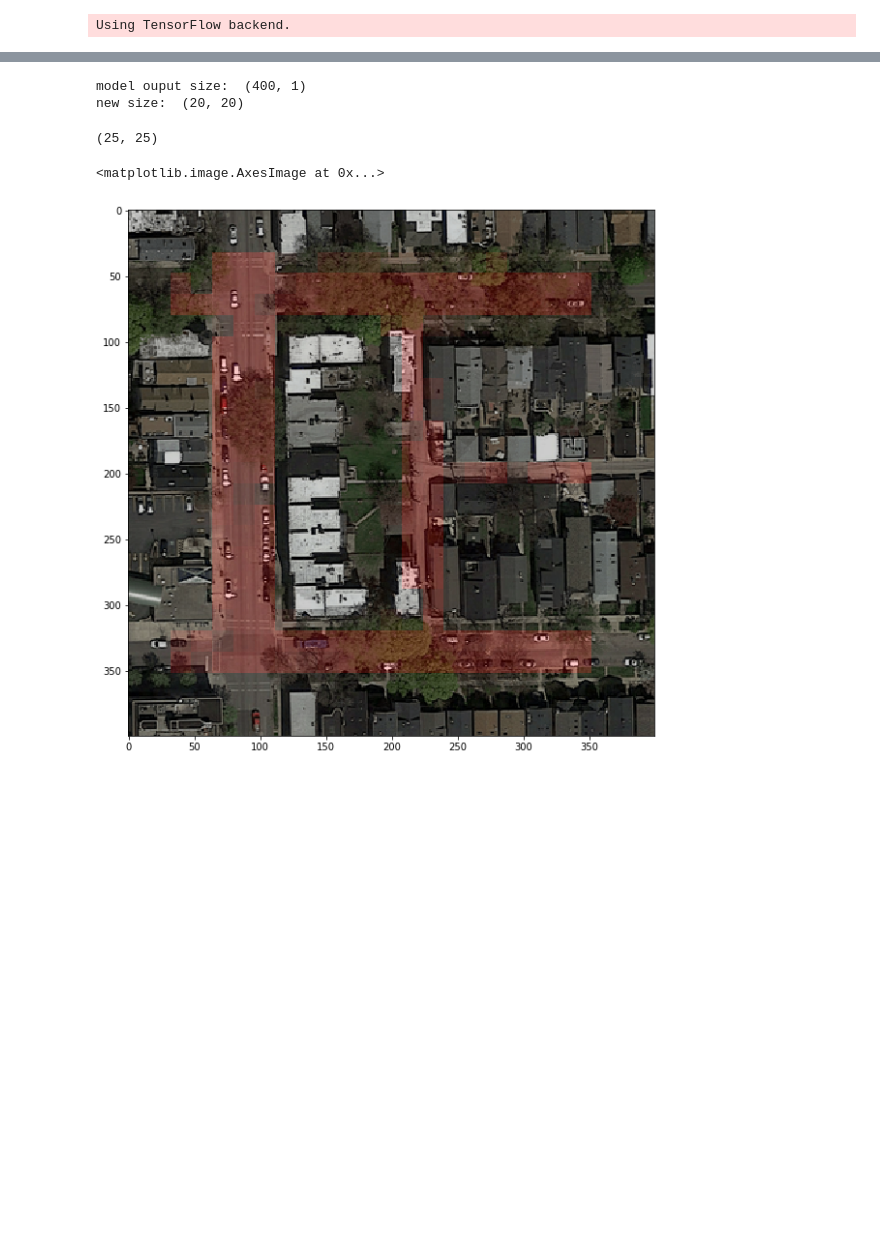
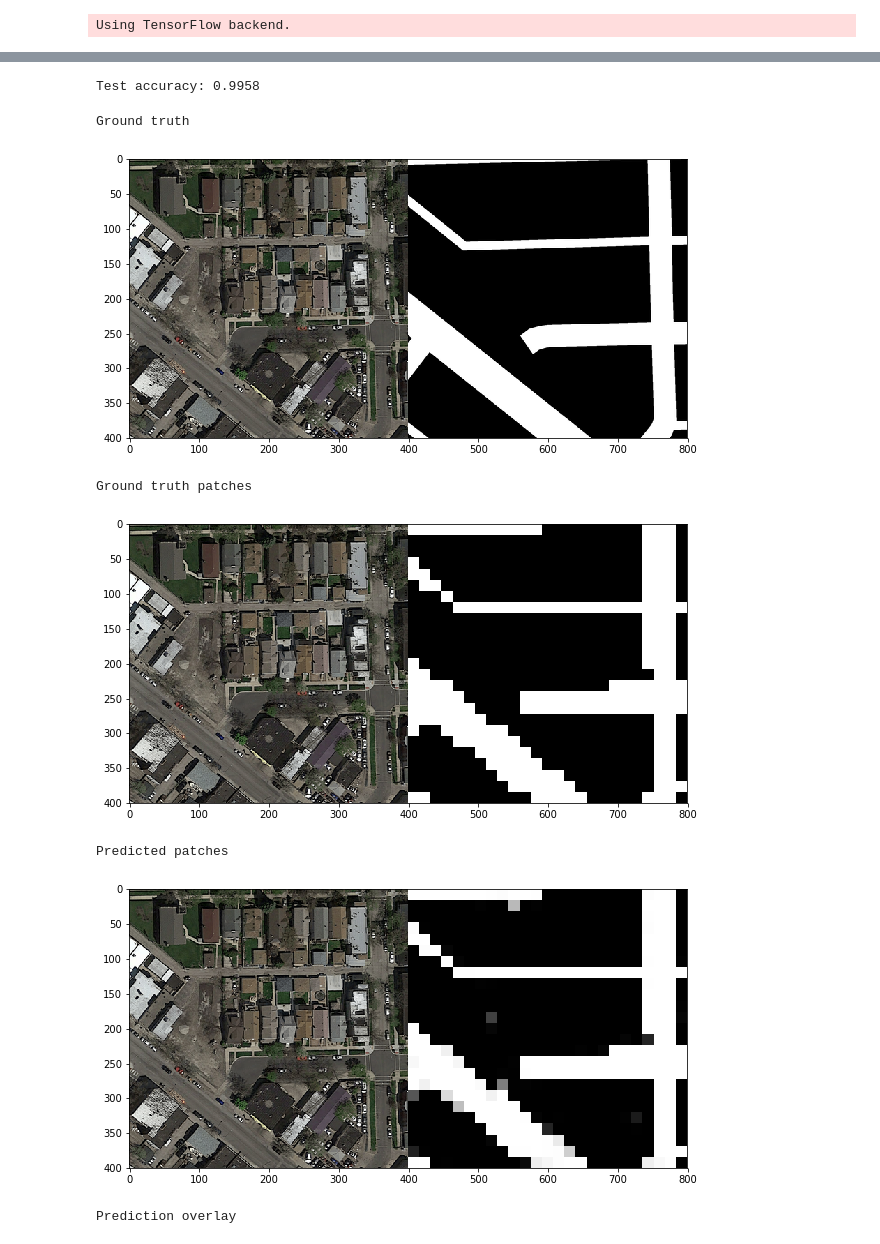
Before and after one commit to mukel/epfml17-segmentation, a Jupyter notebook: segment_aerial_images_keras.ipynb, the cells around one changed output, grey strips where cells are left out. Cells and saved outputs as stored; diff of their text form; code cells hidden in the pictures; blank space fills up the shorter version.

Commit message:
Add final model.

```diff
--- a/segment_aerial_images_keras.ipynb
+++ b/segment_aerial_images_keras.ipynb
@@ -152,0 +42,4 @@ def value_to_class(v):
+# %%
+def value_to_class(v, foreground_threshold = 0.25):
+    df = np.mean(v)
+    return (df > foreground_threshold) * 1
@@ -192,21 +119,18 @@ epochs = 20
 # the data, shuffled and split between train and test sets
 x_train, x_test, y_train, y_test  = train_test_split(X, y, 0.8)
+# %%
+# Model parameters
+batch_size = 32
+num_filters_1 = 16
+num_filters_2 = 32
+num_filters_3 = 64
+num_filters_4 = 128
+epochs = 5
 # %%
-if K.image_data_format() == 'channels_first':
-    x_train = x_train.reshape(x_train.shape[0], 3, 5*patch_size, 5*patch_size)
-    x_test = x_test.reshape(x_test.shape[0], 3, 5*patch_size, 5*patch_size)
-    input_shape = (3, img_rows, img_cols)
-else:
-    # We should be here
-    x_train = x_train.reshape(x_train.shape[0], 5*patch_size, 5*patch_size, 3)
-    x_test = x_test.reshape(x_test.shape[0], 5*patch_size, 5*patch_size, 3)
-    input_shape = (5*patch_size, 5*patch_size, 3)
-
+assert K.image_data_format() == 'channels_last'
+input_shape = (5*patch_size, 5*patch_size, 3)
 x_train = x_train.astype('float32')
 x_test = x_test.astype('float32')
-# Already scaled
-#x_train /= 255
-#x_test /= 255
 print('x_train shape:', x_train.shape)
 print(x_train.shape[0], 'train samples')
 print(x_test.shape[0], 'test samples')
@@ -330,14 +235,8 @@ predictions = model.predict(np.asarray(pred_image), verbose=1)
-# %%
-print('model ouput size: ', predictions.shape)
-predictions = predictions.reshape((20, 20))
-print('new size: ', predictions.shape)
-predictions_aug = np.zeros((25, 25))
-predictions_aug[2:22, 2:22] = predictions
-predictions_aug.shape
-# %% [output]
-model ouput size:  (400, 1)
-new size:  (20, 20)
-(25, 25)
+# %%
+test_acc = np.mean((np.round(model.predict(x_test)) >= 0.5) * 1 == y_test)
+print('Test accuracy:', test_acc)
+# %% [output]
+Test accuracy: 0.9958
 # %%
 # Convert array of labels to an image
 
@@ -361,19 +260,3 @@ def make_img_overlay(img, predicted_img):
     overlay = Image.fromarray(color_mask, 'RGB').convert("RGBA")
     new_img = Image.blend(background, overlay, 0.2)
     return new_img
-# %%
-# Display prediction as an image
-
-w = gt_imgs[img_idx].shape[0]
-h = gt_imgs[img_idx].shape[1]
-predicted_im = label_to_img(w, h, patch_size, patch_size, [elem for lst in predictions_aug for elem in lst])
-cimg = concatenate_images(imgs[img_idx], predicted_im)
-fig1 = plt.figure(figsize=(10, 10)) # create a figure with the default size
-plt.imshow(cimg, cmap='Greys_r')
-
-new_img = make_img_overlay(imgs[img_idx], predicted_im)
-
-plt.imshow(new_img)
-# %% [output]
-<matplotlib.image.AxesImage at 0x...>
-[figure, removed]
@@ -379,0 +308,10 @@ plt.imshow(new_img)
+# %%
+print_prediction(imgs[10], gt_imgs[10], model)
+# %% [output]
+Ground truth
+[figure, added]
+Ground truth patches
+[figure, added]
+Predicted patches
+[figure, added]
+Prediction overlay
```
Also changed, not shown: parts of 25 cells of this notebook, 1 other file.
